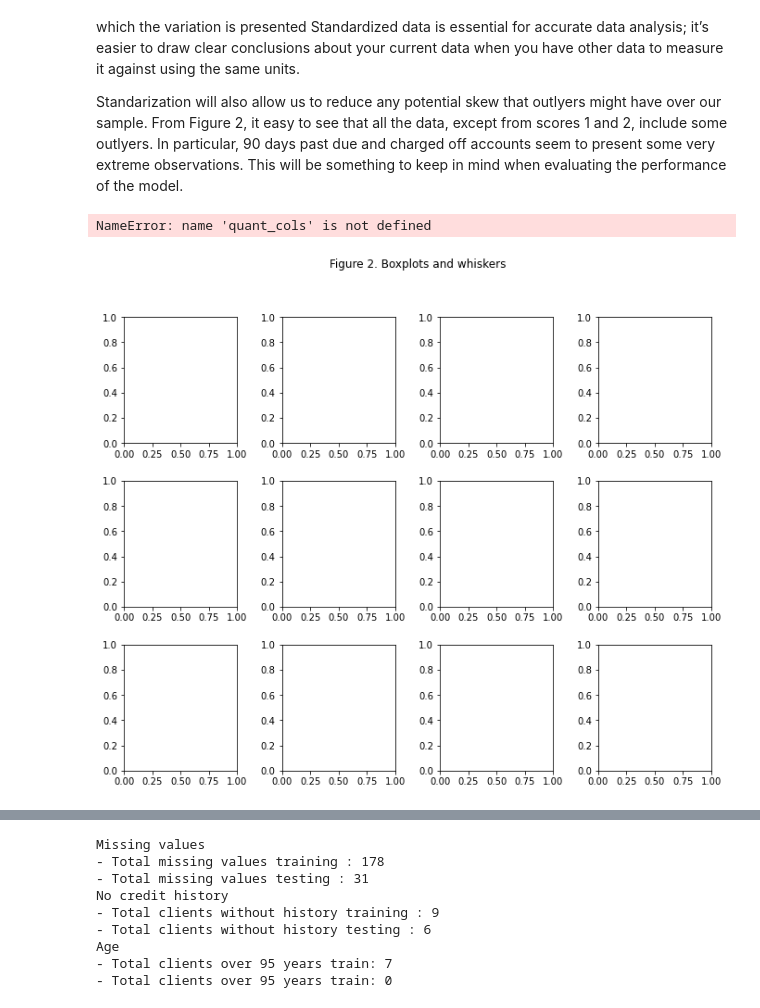
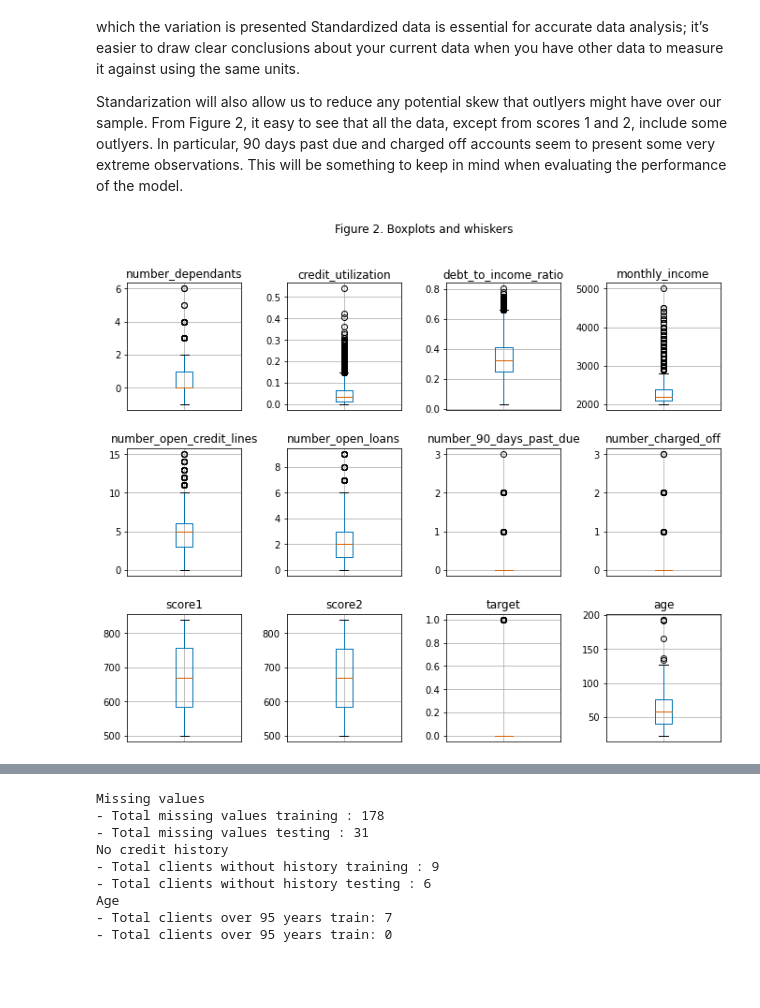
Before and after one commit to kevinmiguel97/Credit-default-model, a Jupyter notebook: Credit_default_model.ipynb, the cells around one changed output, grey strips where cells are left out. Saved outputs shown, nothing was run; the diff lists cells and outputs as text; code cells hidden in the pictures; blank space fills up the shorter version.

```diff
--- a/Credit_default_model.ipynb
+++ b/Credit_default_model.ipynb
@@ -329,28 +329,27 @@ Standarization will also allow us to reduce any potential skew that outlyers mig
 # %%
 # Generate boxplots for each variable
 fig, ax = plt.subplots(3,4)                                                 # Create a 5x2 grid of subplots
 fig.set_size_inches((11,8))
 fig.suptitle('Figure 2. Boxplots and whiskers', y=1.01)
 plt.subplots_adjust(left=0.1,                                               # Adjust the space between the subplots
                     bottom=0.05,
                     right=0.9,
                     top=0.9,
                     wspace=0.4,
                     hspace=0.3)
 # Iterate over the plots and the quantitative variables
 # to create Kernel Density Estimations (KDE) plots
 col_index = 0
 for row in range(3):                                                        # Rows loop
     for col in range(4):                                                    # Columns loop
-        current_col = quant_cols[col_index]                                 # Curent column
+        current_col = original_cols[col_index]                                 # Curent column
         ax[row][col].set_title(current_col)
         ax[row][col].tick_params(top=False, bottom=False,                   # Remove ticks
         left=True, right=False, labelleft=True, labelbottom=False)
         df_train.boxplot(column=[current_col], ax=ax[row][col])
         col_index += 1
 plt.savefig('figures/boxplots.png')
 # %% [output]
-NameError: name 'quant_cols' is not defined
-[figure, old version]
+[figure, new version]
 # %% [markdown]
 #### Initial findings
```
Also changed, not shown: parts of 3 cells of this notebook, 1 other file.
